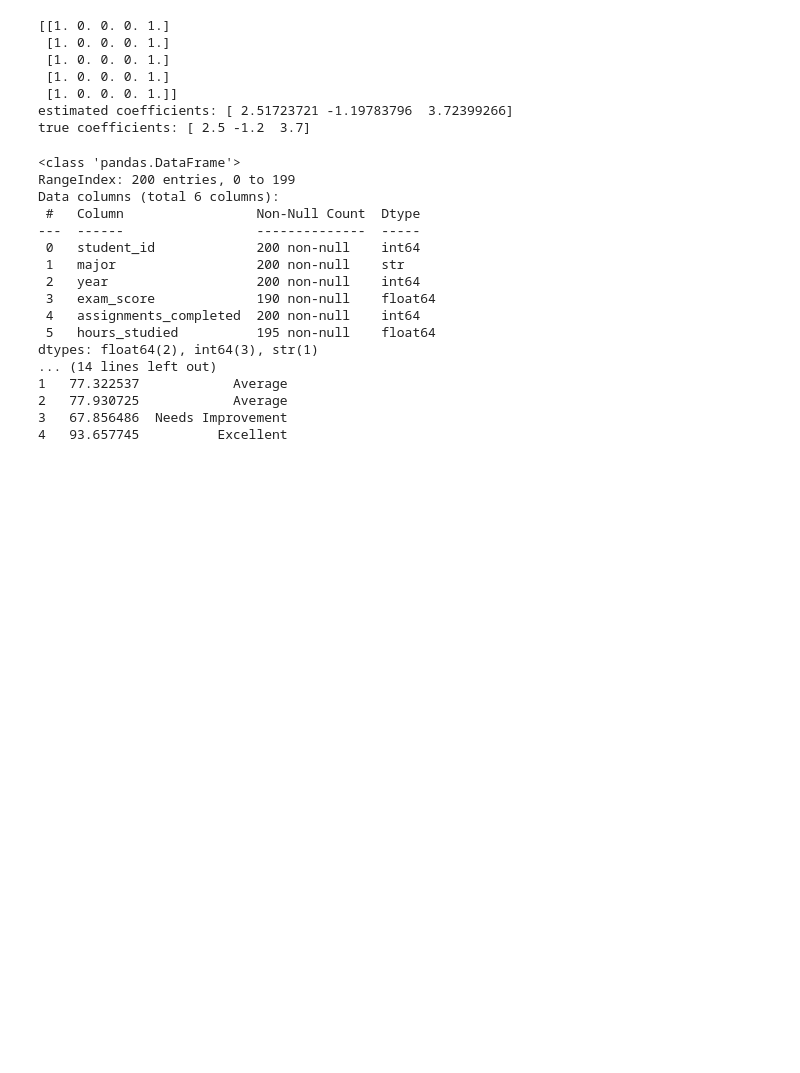
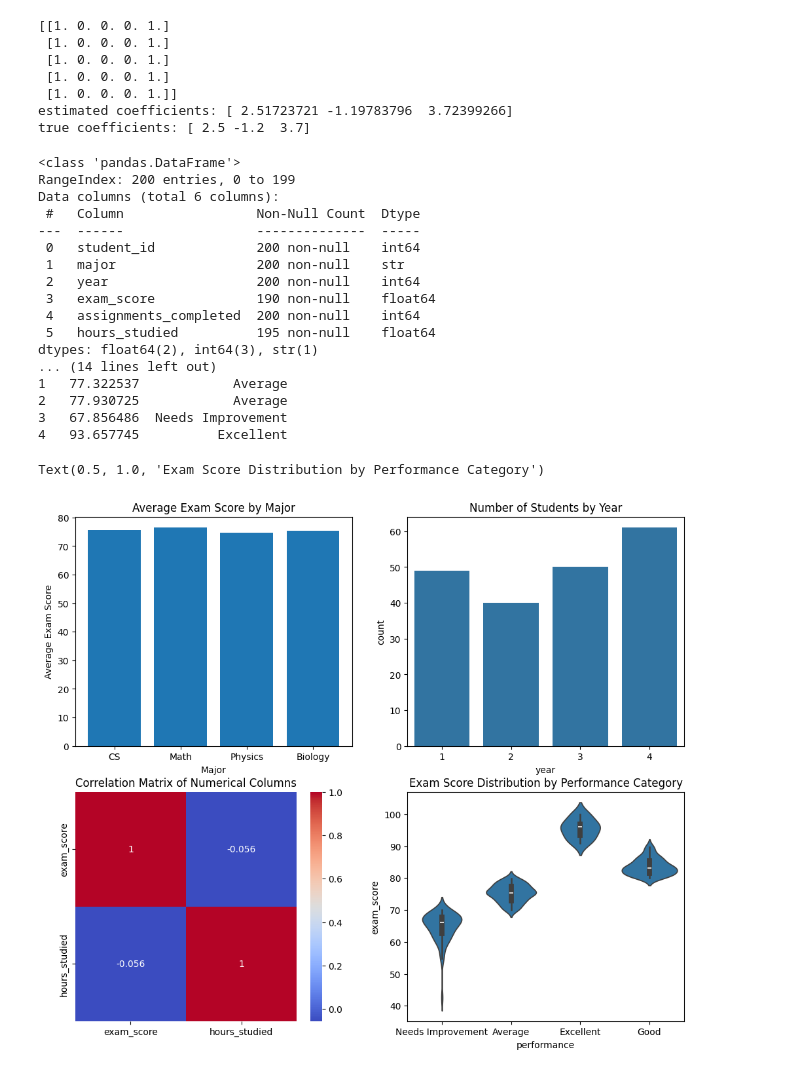
Before and after one commit to Phyron-gif/ai-course-lab0, a Jupyter notebook: notebooks/python_basics.ipynb, the cells around one changed output. Drawn from its saved outputs; the diff is of its cells as text; code cells hidden in the pictures; blank space fills up the shorter version.

```diff
--- a/notebooks/python_basics.ipynb
+++ b/notebooks/python_basics.ipynb
@@ -31,6 +31,7 @@ true coefficients: [ 2.5 -1.2  3.7]
 # %%
 #EXERCISE 5
 import pandas as pd
+import seaborn as sns
 import numpy as np
 import matplotlib.pyplot as plt
 np.random.seed(42)
@@ -86,38 +87,52 @@ df['performance'] = df['exam_score'].apply(categorize_performance)
 print(df[['exam_score', 'performance']].head())
 
 #task three
+
+
+
 # Task 3: Advanced Dashboard (9 points)
 # TODO: Create a 2x2 subplot figure containing:
 #       1. Bar chart: Average exam score by major
 #       2. Count plot: Number of students by year
 #       3. Heat map: Correlation matrix of numerical columns
 #       4. Violin plot: Exam score distribution by performance category
 # TODO: Adjust layout, add titles, and ensure readability
 
+fig, ax =plt.subplots(2,2 ,figsize=(12,10))
+categories = ['CS', 'Math', 'Physics', 'Biology'] #subplots of average exam score by major
+values = avg_exam_score_by_major
+ax[0,0].set_xlabel('Major')
+ax[0,0].set_ylabel('Average Exam Score')
+ax[0,0].bar(categories, values)
+ax[0,0].set_title('Average Exam Score by Major')
 
 
+sns.countplot(data=df, x='year', ax=ax[0,1])#count plot of number of students by year
+ax[0,1].set_title('Number of Students by Year')
 
+correlation = df[['exam_score', 'hours_studied']].corr()
+sns.heatmap(correlation, annot=True, cmap='coolwarm', ax=ax[1,0])#heat map of correlation matrix of numerical columns
+ax[1,0].set_title('Correlation Matrix of Numerical Columns')
 
-
-
-
-
-# 1. Bar chart: Average exam score by major
+sns.violinplot(data=df, x='performance', y='exam_score', ax=ax[1,1])#violin plot of exam score distribution by performance category
+ax[1,1].set_title('Exam Score Distribution by Performance Category')
 # %% [output]
 <class 'pandas.DataFrame'>
 RangeIndex: 200 entries, 0 to 199
 Data columns (total 6 columns):
  #   Column                 Non-Null Count  Dtype
 ---  ------                 --------------  -----
  0   student_id             200 non-null    int64
  1   major                  200 non-null    str
  2   year                   200 non-null    int64
  3   exam_score             190 non-null    float64
  4   assignments_completed  200 non-null    int64
  5   hours_studied          195 non-null    float64
 dtypes: float64(2), int64(3), str(1)
 ... (14 lines left out)
 1   77.322537            Average
 2   77.930725            Average
 3   67.856486  Needs Improvement
 4   93.657745          Excellent
+Text(0.5, 1.0, 'Exam Score Distribution by Performance Category')
+[figure, added]
```
